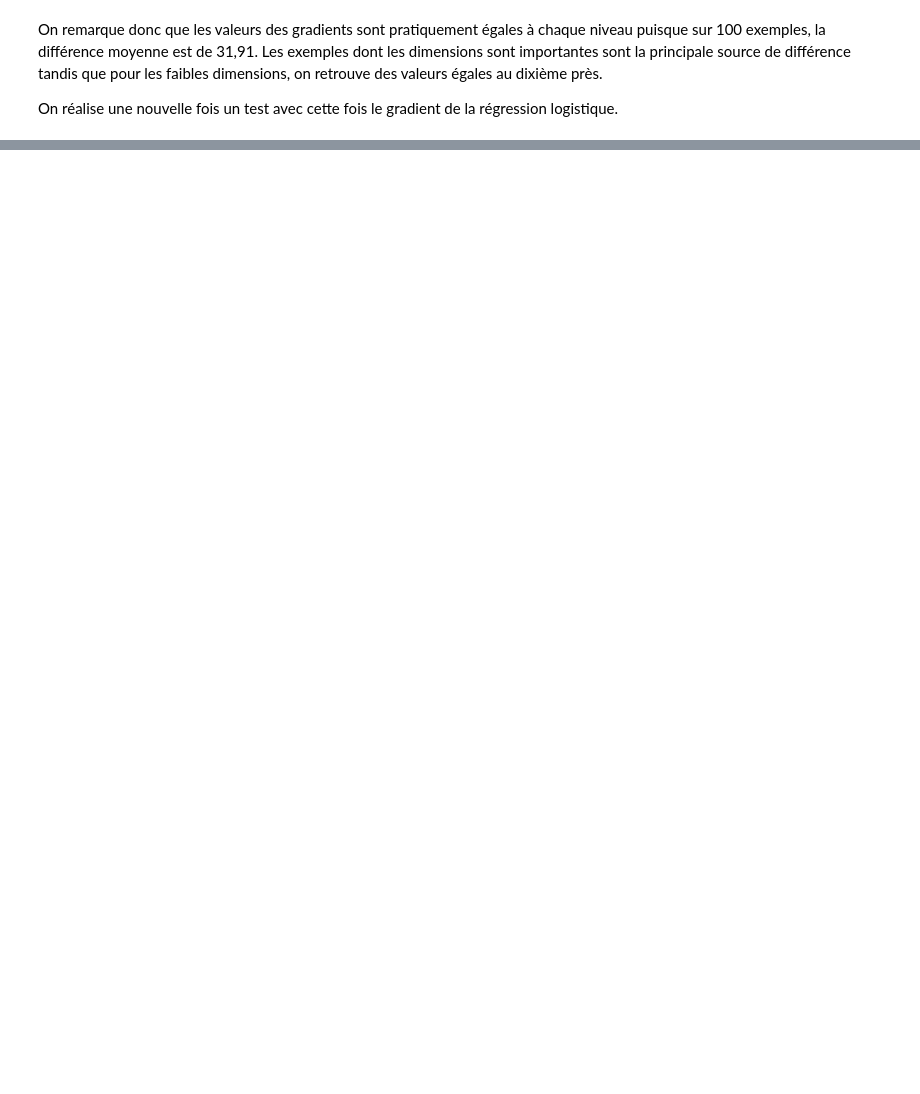
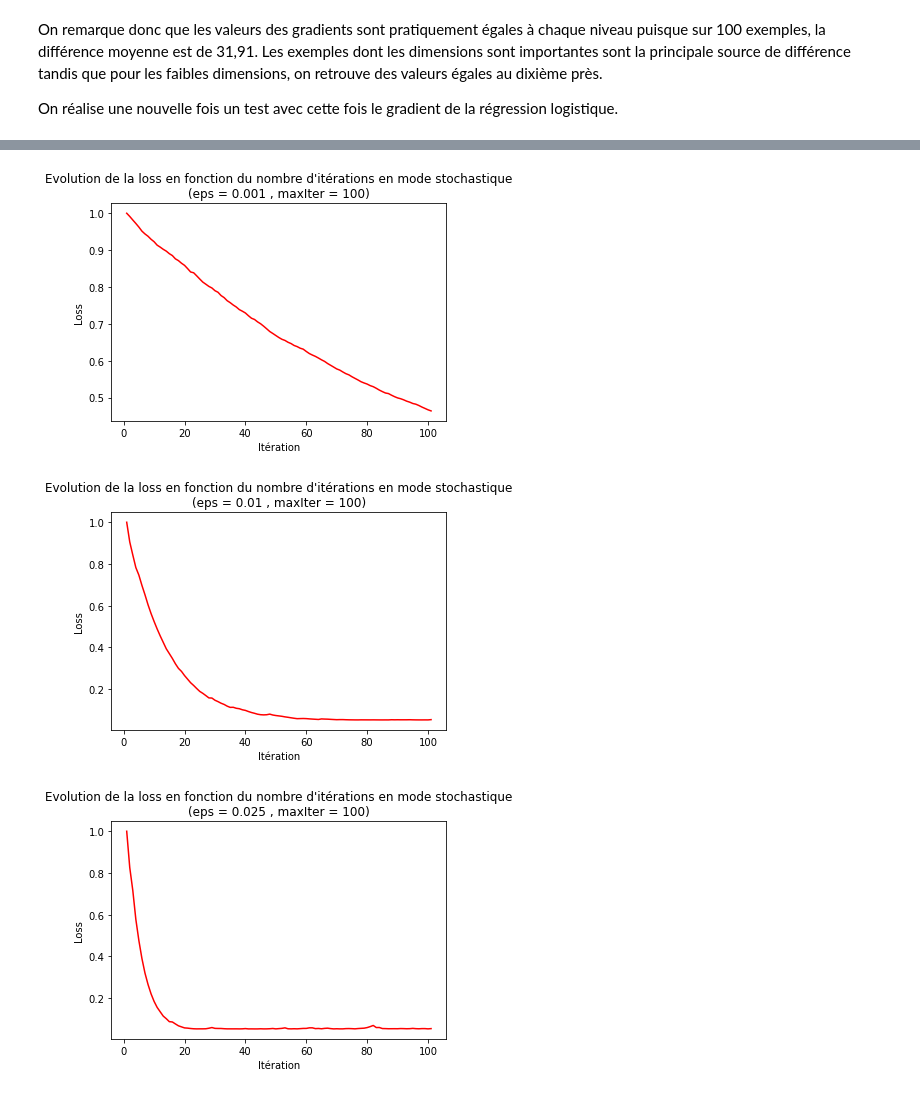
Before and after one commit to almehdiKrisni/UE_ML, a Jupyter notebook: TME3/Rapport_TME3_KRISNI_ARICHANDRA.ipynb, the cells around one changed output, grey strips where cells are left out. Cells and saved outputs as stored; diff of their text form; code cells hidden in the pictures; blank space fills up the shorter version.

```diff
--- a/TME3/Rapport_TME3_KRISNI_ARICHANDRA.ipynb
+++ b/TME3/Rapport_TME3_KRISNI_ARICHANDRA.ipynb
@@ -131,0 +125,6 @@ w, logW, logF = descente_gradient_batch(datax, datay, mse, mse_grad, eps=0.1, ma
+# %%
+# Paramètres différents
+epsL = [0.001, 0.01, 0.025, 0.05, 0.1, 0.2, 0.3, 0.4]
+
+# Taille des partitions (pour le mini-batch)
+partL  = [5, 10, 20, 30]
@@ -131,0 +134,5 @@ w, logW, logF = descente_gradient_batch(datax, datay, mse, mse_grad, eps=0.1, ma
+# %%
+# On itère sur les différentes valeurs de eps
+# Utilisation du mode batch
+for e in epsL :
+    _, _, _ = descente_gradient_batch(datax, datay, mse, mse_grad, eps=e, plot=True)
@@ -131,0 +157,9 @@ w, logW, logF = descente_gradient_batch(datax, datay, mse, mse_grad, eps=0.1, ma
+# %%
+# On itère sur les différentes valeurs de eps
+# Utilisation du mode stochastique
+for e in epsL :
+    _, _, _ = descente_gradient_stoch(datax, datay, mse, mse_grad, eps=e, plot=True)
+# %% [output]
+[figure, added]
+[figure, added]
+[figure, added]
```
Also changed, not shown: parts of 13 cells of this notebook, 1 other file.
